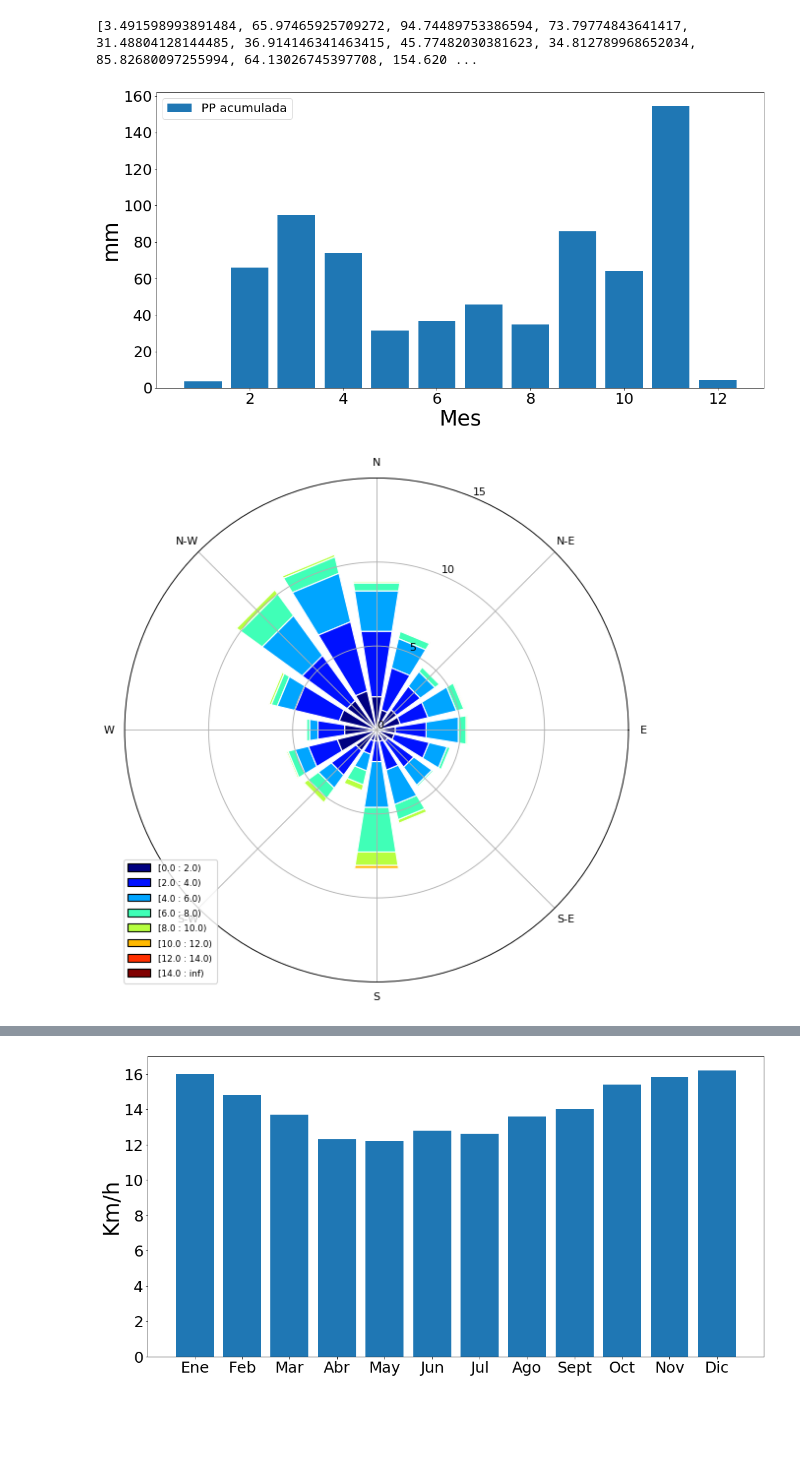
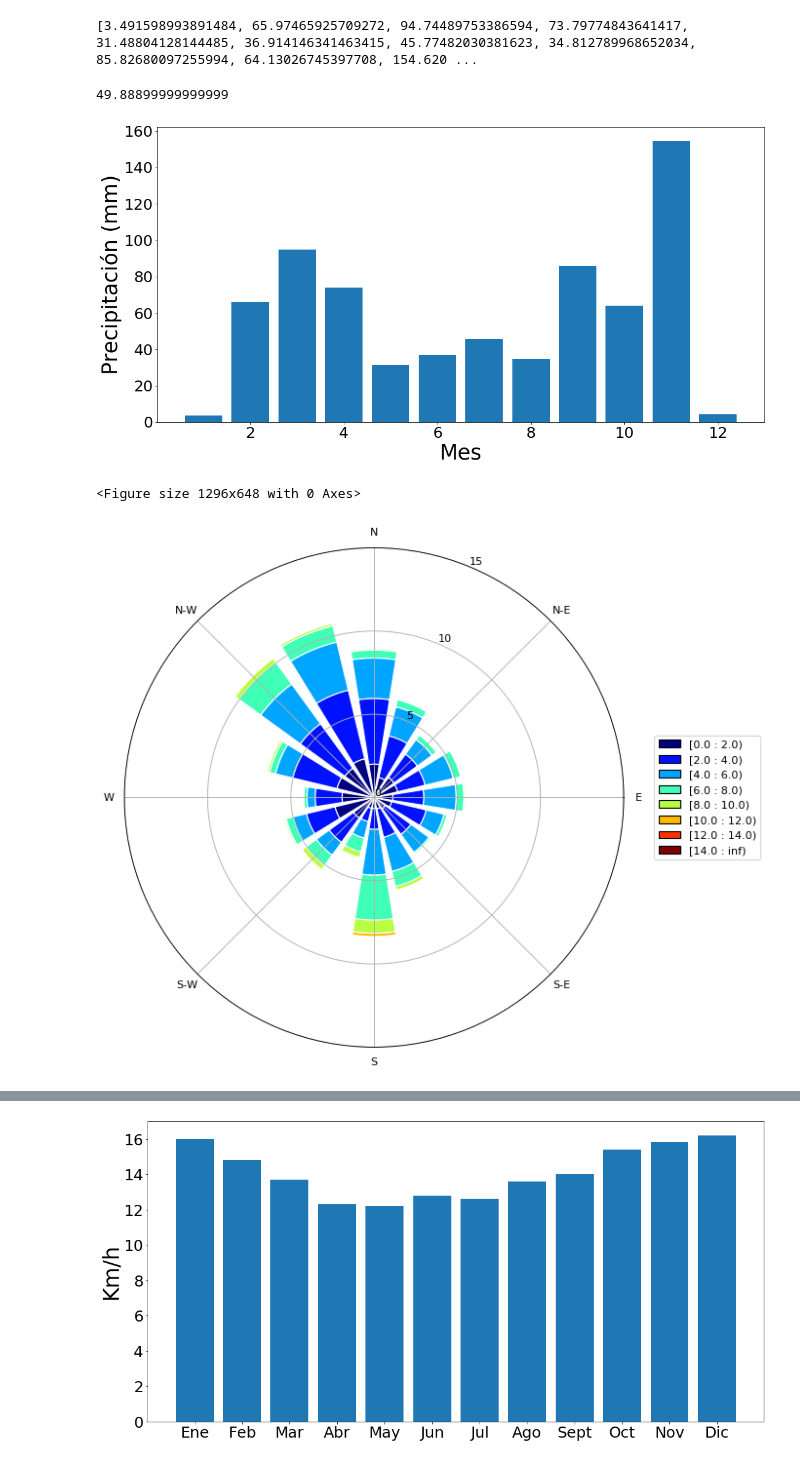
Before and after one commit to Nahu-11/Tesis, a Jupyter notebook: New scripts/Climatologia.ipynb, the cells around one changed output, grey strips where cells are left out. Saved outputs shown, nothing was run; the diff lists cells and outputs as text; code cells hidden in the pictures; blank space fills up the shorter version.

```diff
--- a/New scripts/Climatologia.ipynb
+++ b/New scripts/Climatologia.ipynb
@@ -129,15 +214,22 @@ for i in list(range(1, len(dias))):
 print(acum)
 # %% [output]
 [3.491598993891484, 65.97465925709272, 94.74489753386594, 73.79774843641417, 31.48804128144485, 36.914146341463415, 45.77482030381623, 34.812789968652034, 85.82680097255994, 64.13026745397708, 154.620 ...
+# %%
+datos_conv[(datos_conv['Momento'] > 313)
+            & (datos_conv['Momento'] < 314)
+            & (datos_conv['PP'] < 80)
+            ]['PP'].sum()
+# %% [output]
+49.88899999999999
 # %%
 x = list(range(1, 13))
 plt.figure(figsize = (18, 9))
 plt.bar(x, acum)
-metadata('Mes', 'mm')
-plt.legend(['PP acumulada'], fontsize= 20)
+metadata('Mes', 'Precipitación (mm)')
+#plt.legend(['PP acumulada'], fontsize= 20)
 plt.savefig('C:\\Users\\nahue\\Desktop\\Tesis_2\\Escritura\\Precipitacion.png')
 # %% [output]
-[figure, old version]
+[figure, new version]
 # %%
 dias = np.arange(0, 390, 30)
 camino = 'C:\\Users\\nahue\\Desktop\\Tesis_2\\Escritura\\Viento\\'
@@ -168,21 +260,23 @@ for i in list(range(1, len(dias))):
 # %%
 ws = datos_conv[(datos_conv['TSS1']<80)
                 & (datos_conv['U']>0.1)
                 ]['U']
 wd = datos_conv[(datos_conv['TSS1']<80)
                 & (datos_conv['U']>0.1)
                 ]['DIR']
 ax = WindroseAxes.from_ax()
 ax.bar(wd, ws, normed = True,
         opening = 0.8, edgecolor = 'white',
         bins = bines
         )
 ax.set_yticks(np.arange(0, 20, step=5))
 ax.set_yticklabels(np.arange(0, 20, step=5))
 ax.set_legend()
+plt.legend(loc = 'center left', bbox_to_anchor = (1.05, 0.5))
 plt.savefig(camino + 'Viento.png')
 # %% [output]
+<Figure size 1296x648 with 0 Axes>
-[figure, old version]
+[figure, new version]
 # %%
 x = [2, 4, 5, 6, 7, 10, 12]
 napa = [-80, -65, -11, 0, 0, 0, -10]
```
Also changed, not shown: parts of 10 cells of this notebook.
